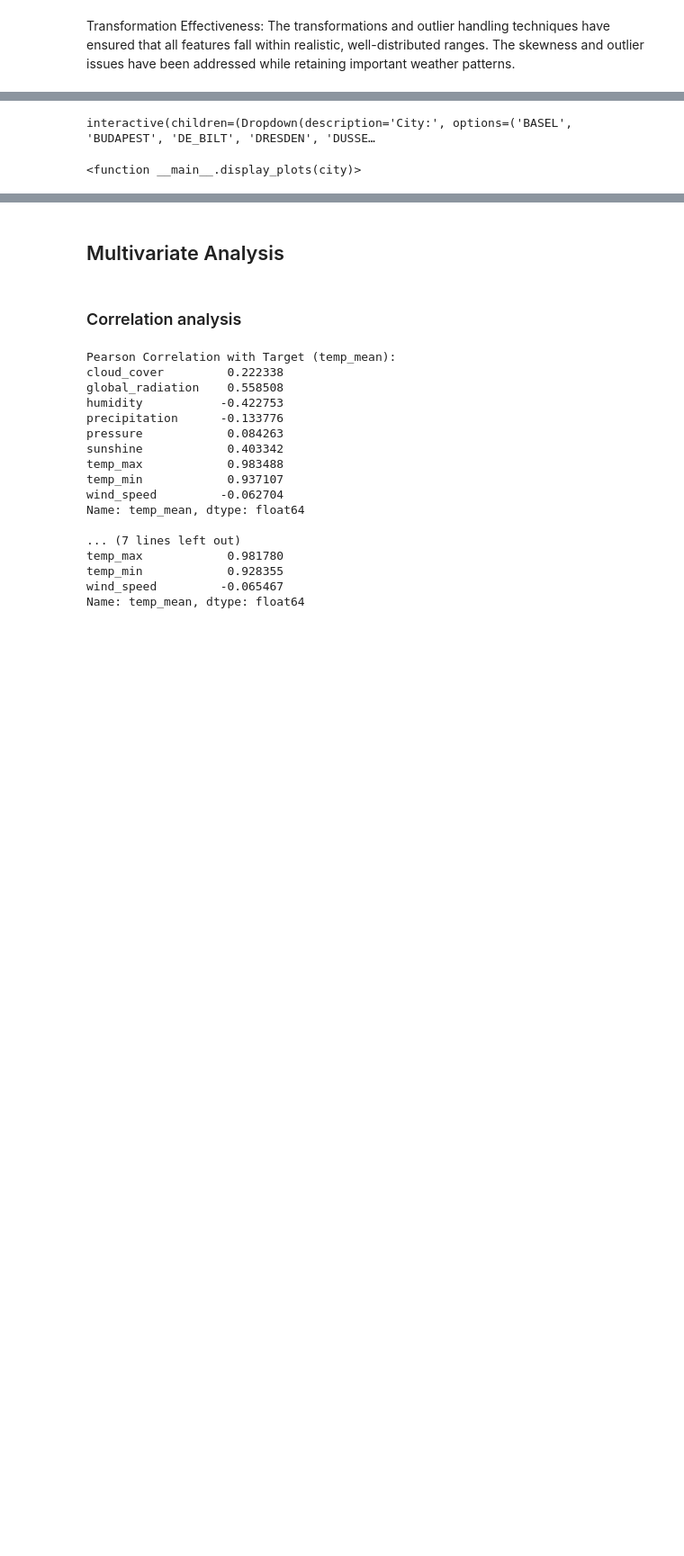
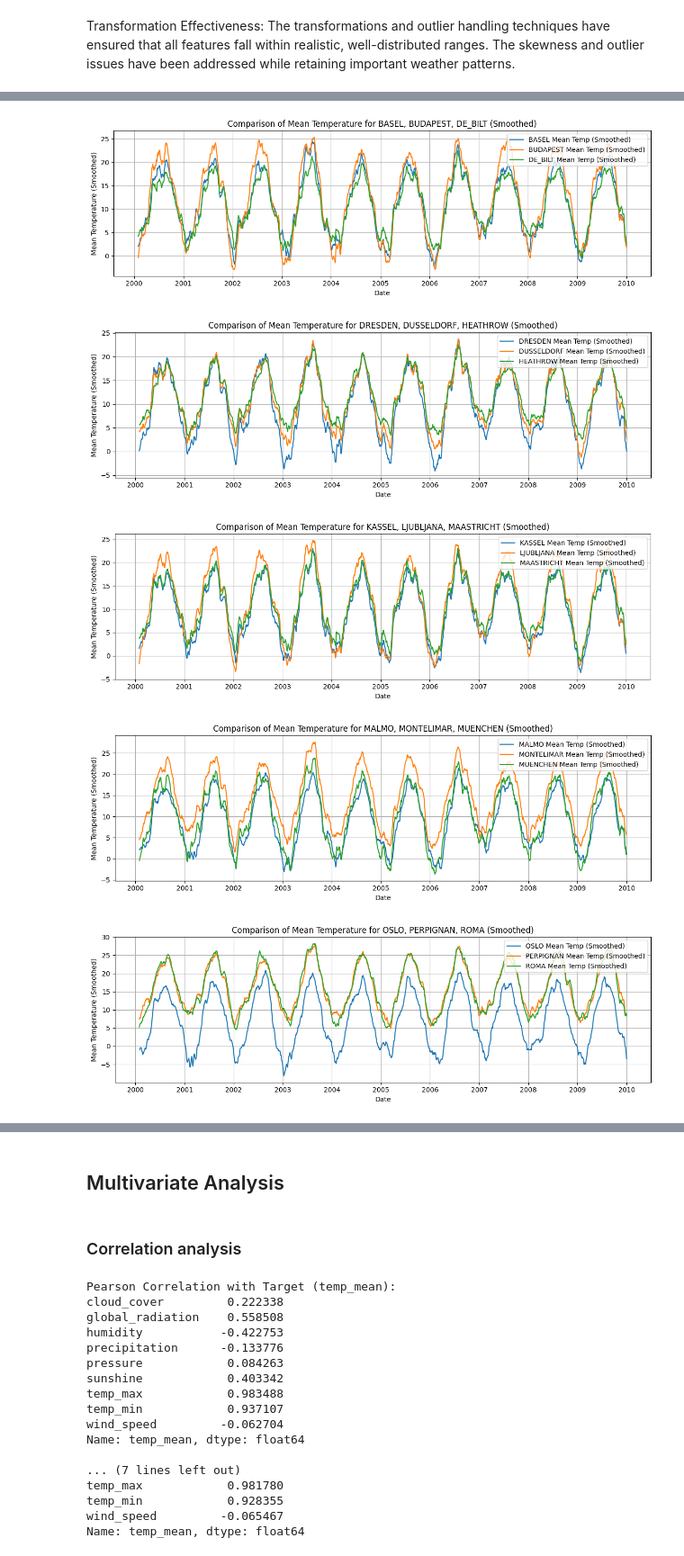
Before and after one commit to indrajeetadityaroy9/Weather_Modelling, a Jupyter notebook: reg_model.ipynb, the cells around one changed output, grey strips where cells are left out. Shown at 90% size. Cells and saved outputs as stored; diff of their text form; code cells hidden in the pictures; blank space fills up the shorter version.

```diff
--- a/reg_model.ipynb
+++ b/reg_model.ipynb
@@ -615,23 +631,33 @@ plt.show()
-# %%
-reshaped_df['datetime'] = pd.to_datetime(reshaped_df[['year', 'month', 'day']])
-
-city_dropdown = widgets.Dropdown(
-    options=reshaped_df['city'].unique(),
-    value=reshaped_df['city'].unique()[0],
-    description='City:',
-)
-
-features = ['sunshine', 'temp_max', 'temp_mean', 'temp_min']
-
-def display_plots(city):
-    city_data = reshaped_df[reshaped_df['city'] == city]
-
-    for feature in features:
-        fig = px.line(city_data, x='datetime', y=feature, title=f'{feature.replace("_", " ").title()} Over Time for {city}')
-        fig.update_layout(xaxis_title='Time', yaxis_title=feature.replace("_", " ").title(), xaxis_rangeslider_visible=True)
-        fig.show()
-
-widgets.interact(display_plots, city=city_dropdown)
-# %% [output]
-interactive(children=(Dropdown(description='City:', options=('BASEL', 'BUDAPEST', 'DE_BILT', 'DRESDEN', 'DUSSE…
-<function __main__.display_plots(city)>
+# %%
+reshaped_df['datetime'] = pd.to_datetime(reshaped_df[['year', 'month', 'day']])
+
+cities_to_compare = ['BASEL', 'BUDAPEST', 'DE_BILT', 'DRESDEN', 'DUSSELDORF', 'HEATHROW', 'KASSEL',
+                     'LJUBLJANA', 'MAASTRICHT', 'MALMO', 'MONTELIMAR', 'MUENCHEN', 'OSLO',
+                     'PERPIGNAN', 'ROMA', 'SONNBLICK', 'STOCKHOLM', 'TOURS']
+
+window_size = 30
+
+# Group the cities into subsets of 3 and plot for each subset
+for i in range(0, len(cities_to_compare), 3):
+    subset_cities = cities_to_compare[i:i + 3]
+    plt.figure(figsize=(12, 4))
+
+    for city in subset_cities:
+        city_data = reshaped_df[reshaped_df['city'] == city]
+        city_data_smoothed = city_data[['datetime', 'temp_mean']].copy()
+        city_data_smoothed['temp_mean_smoothed'] = city_data['temp_mean'].rolling(window=window_size).mean()
+        plt.plot(city_data_smoothed['datetime'], city_data_smoothed['temp_mean_smoothed'], label=f'{city} Mean Temp (Smoothed)')
+
+    plt.title(f'Comparison of Mean Temperature for {", ".join(subset_cities)} (Smoothed)')
+    plt.xlabel('Date')
+    plt.ylabel('Mean Temperature (Smoothed)')
+    plt.grid(True)
+    plt.legend(loc='upper right')
+    plt.tight_layout()
+    plt.show()
+# %% [output]
+[figure, added]
+[figure, added]
+[figure, added]
+[figure, added]
+[figure, added]
```
Also changed, not shown: parts of 32 cells of this notebook.
